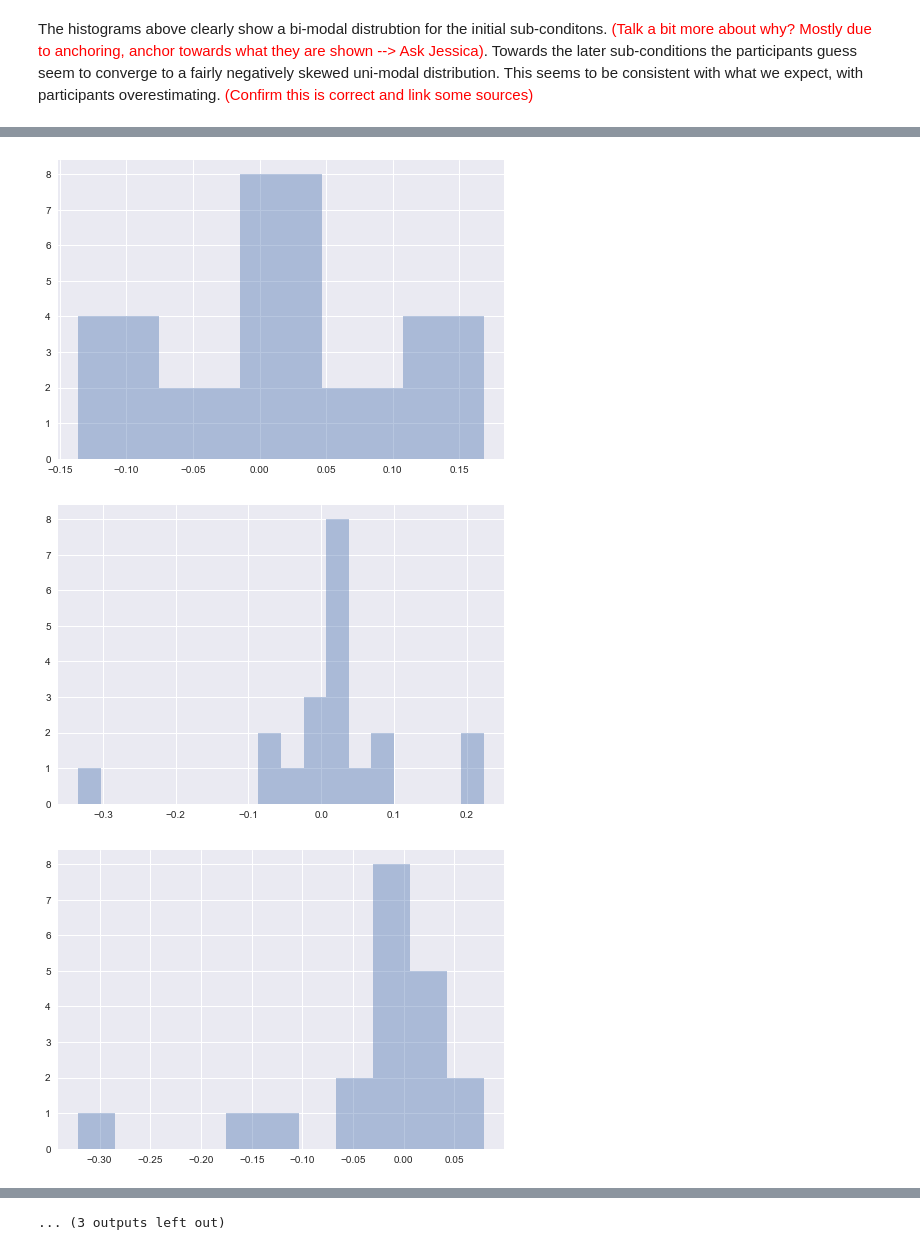
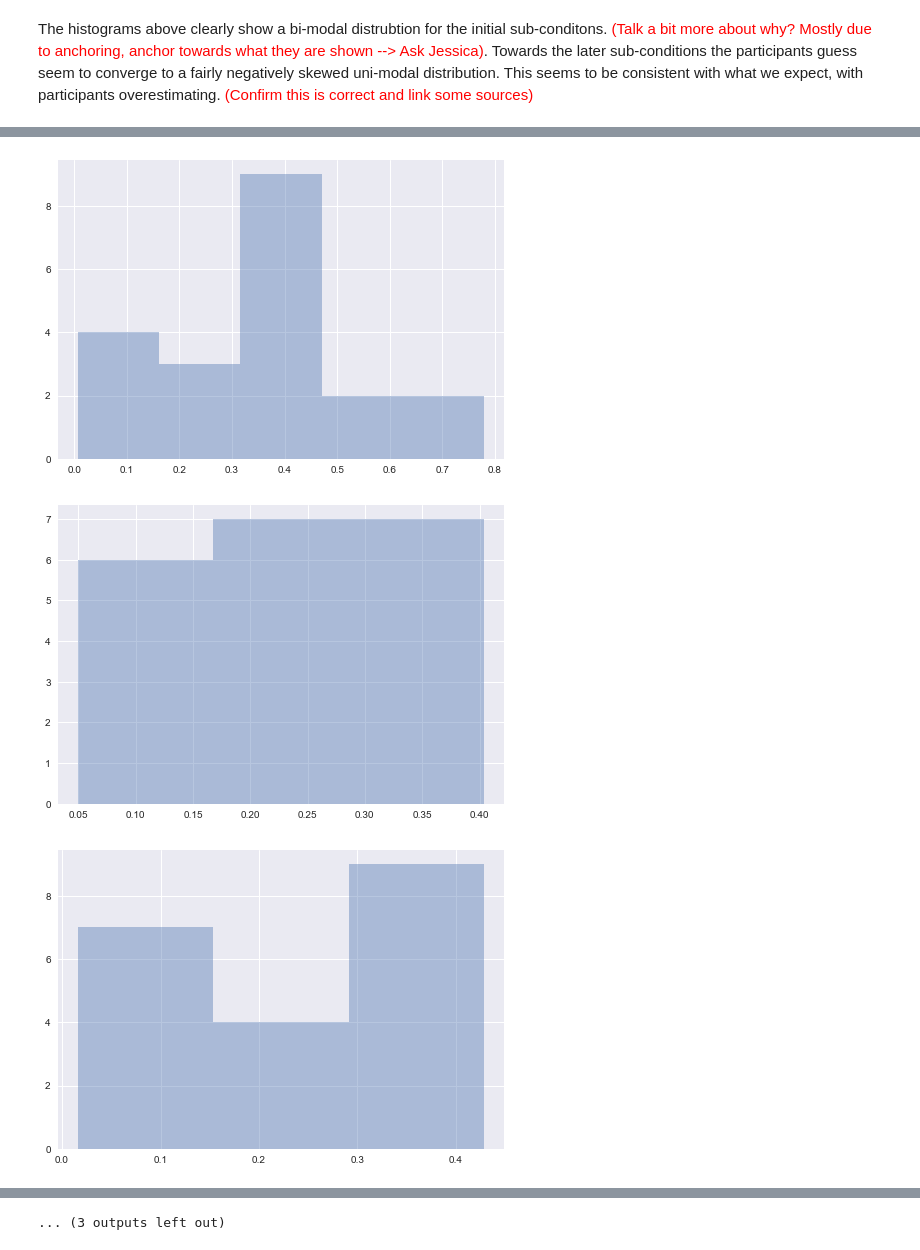
Before and after one commit to ip-jss/CorrelationAnalysis, a Jupyter notebook: Exclusion criterion .ipynb, the cells around one changed output, grey strips where cells are left out. Saved outputs shown, nothing was run; the diff lists cells and outputs as text; code cells hidden in the pictures.

Commit message:
Updated transform formula and README.md

```diff
--- a/Exclusion criterion .ipynb
+++ b/Exclusion criterion .ipynb
@@ -141,7 +142,7 @@ def transform(sub_cond):
         third_atmpt = estimates.iloc[third_idx]
         fourth_atmpt = estimates.iloc[fourth_idx]
         #Calculate new estimate via Spencers suggested formula
-        estimate = ((first_atmpt-third_atmpt) + (second_atmpt-fourth_atmpt))
+        estimate = abs(((first_atmpt+third_atmpt) - (second_atmpt+fourth_atmpt)))
         #Add to np-array
         uni_modal[i] = estimate
         #Increase index to next participant
@@ -151,10 +152,14 @@ def transform(sub_cond):
         fourth_idx+=4
 
     #plot histogram
-    sns.distplot(np.log(uni_modal+1), kde=False)
+    sns.distplot(stats.boxcox(uni_modal+1,0), kde=False)
     plt.show()
+    return uni_modal
 
 for i in range(1,16):
     sub_cond= G4_byCond.get_group(i)
     transform(sub_cond)
+#measurements = transform(sub_cond)
+#tats.probplot(measurements, dist="norm", plot=pylab)
+#pylab.show()
 # %% [output]
@@ -167,3 +172,3 @@ for i in range(1,16):
-[figure, old version]
+[figure, new version]
-[figure, old version]
+[figure, new version]
-[figure, old version]
+[figure, new version]
```
Also changed, not shown: parts of 4 cells of this notebook.
